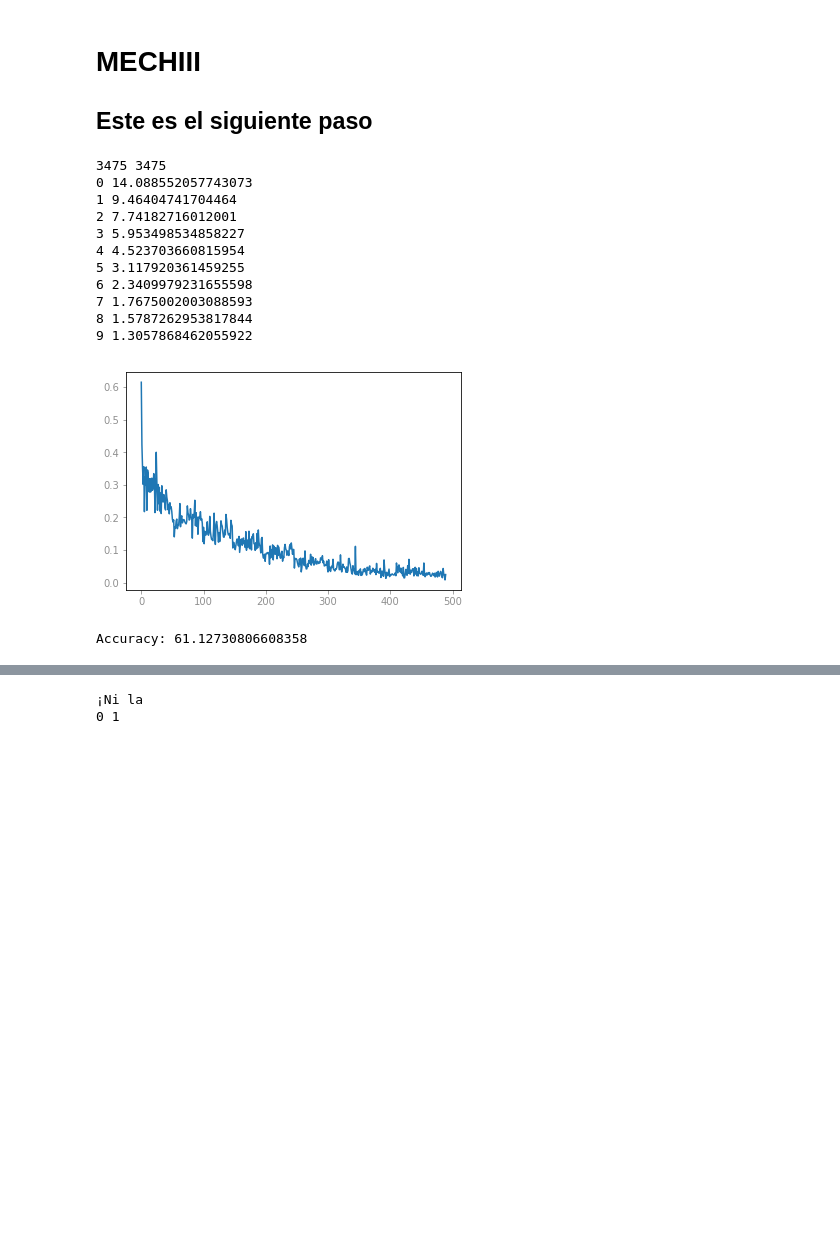
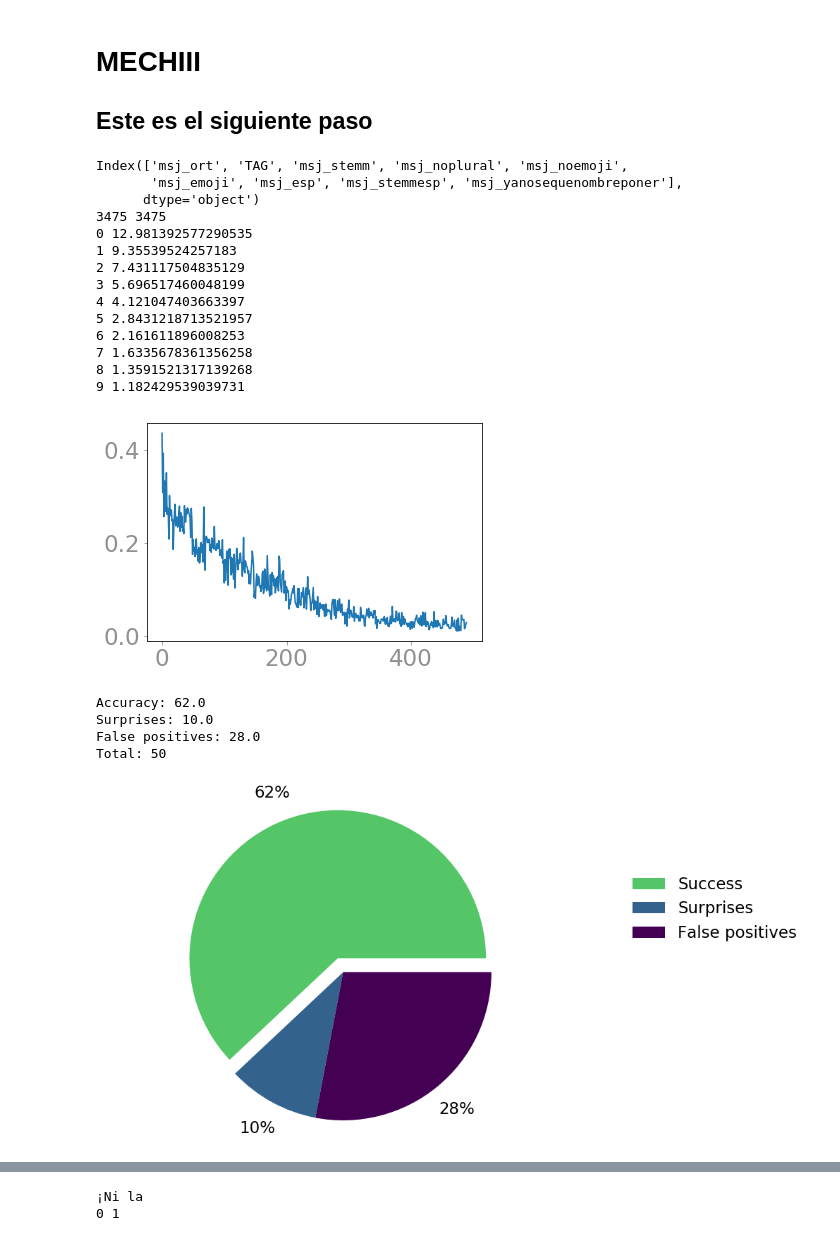
Before and after one commit to agemperador/RELAMPAGO_poster, a Jupyter notebook: redNeuronal/red_bow_twits.ipynb, the cells around one changed output, grey strips where cells are left out. Cells and saved outputs as stored; diff of their text form; code cells hidden in the pictures; blank space fills up the shorter version.

```diff
--- a/redNeuronal/red_bow_twits.ipynb
+++ b/redNeuronal/red_bow_twits.ipynb
@@ -219,7 +219,7 @@ def vocabulary( reviews):
 
 
 data = pd.read_csv('../GEN_DATASET/BaseRed.csv',sep=';')
-
+print(data.columns)
 train = data['msj_stemmesp']#[:int(len(data['msj_stemmesp'])*3/4)]
 tag = data['TAG']#[:int(len(train))]
 
@@ -239,12 +239,11 @@ wl,wd = vocabulary(tr)
 
 seqs = sequence(tr, wd)
 
-
 P = len(tr)
 N = len(wl)
 T = 10
 B = 50
-L = 75      # Review Max. Len.
+L = 200      # Review Max. Len.
 
 #Necesita que la matriz P x L sea long int
 pads = torch.LongTensor( P, L)
@@ -253,6 +252,7 @@ for i in range(P):
     seq = seqs[i][0]
     M = len(seq)
     pads[i] = 0
+    if M == 0: continue
     if M<L:
         pads[i,-M:] = torch.tensor(seq)
     else:
@@ -270,7 +270,6 @@ tst_inputs =   pads[-N//4:]
 tst_target = labels[-N//4:]
 
 ## Esta linea la dejo asi, funciones virtuales...
-from torch.utils.data import TensorDataset, DataLoader
 
 trn_data = TensorDataset( trn_inputs, trn_target)
 tst_data = TensorDataset( tst_inputs, tst_target)
@@ -322,43 +321,89 @@ for t in range(T):
 
     for words, label in trn_load:
 
         optim.zero_grad()
 
         y = model(words)
         loss = lostf(y,label)
 
         loss.backward()
 
         err.append(loss.item())
 
 
         optim.step()
 
         E += loss.item()
 
     print( t, E)
 plt.plot(err)
 plt.show()
 
 model.eval()
 with torch.no_grad():
-    r, t = 0, 0
+    r, t, s, fp = 0, 0, 0, 0
     for words, label in tst_load:
         senti = model(words)
+
+        for prob,lab in zip(senti,label):
+            if prob <0.5 and lab == 1: s+=1
+            if prob >0.5 and lab == 0: fp +=1
+        #print(label[0],senti[0], s, (senti>0.5)==(label==0))
         r += ( (senti>=0.5)==(label==1) ).sum().item()
         t += len(label)
+        break
+
 print( "Accuracy:", 100*r/t)
+print( "Surprises:", 100*s/t)
+print( "False positives:", 100*fp/t)
+print("Total:",t)
+
+
+
+fig, ax = plt.subplots(figsize=(12,9))
+#plt.rcParams['font.sans-serif'] = 'Arial'
+#plt.rcParams['font.family'] = 'sans-serif'
+plt.rcParams['text.color'] = 'black'
+#plt.rcParams['axes.labelcolor']= '#909090'
+plt.rcParams['xtick.color'] = '#909090'
+plt.rcParams['ytick.color'] = '#909090'
+plt.rcParams['font.size']=23
+labels = ['Success',
+         'Surprises',
+         'False positives']
+
+percentages = [r ,s,fp]
+
+color_palette_list = ['#55C667FF', '#33638DFF','#440154FF' , '#0EBFE9',
+                      '#C1F0F6', '#0099CC']
+explode=(0.1,0.,0.)
+ax.pie(percentages, explode=explode,
+       colors=color_palette_list[0:3], autopct='%1.0f%%',
+       shadow=False, startangle=0,
+       pctdistance=1.2,labeldistance=1.4)
+ax.axis('equal')
+#ax.set_title("Elephant in the Valley Survey Respondent Make-up")
+ax.legend(labels[0:3],frameon=False, bbox_to_anchor=(1.5,0.8))
+
+plt.show()
 # %% [output]
+Index(['msj_ort', 'TAG', 'msj_stemm', 'msj_noplural', 'msj_noemoji',
+       'msj_emoji', 'msj_esp', 'msj_stemmesp', 'msj_yanosequenombreponer'],
+      dtype='object')
 3475 3475
-0 14.088552057743073
-1 9.46404741704464
-2 7.74182716012001
-3 5.953498534858227
-4 4.523703660815954
-5 3.117920361459255
-6 2.3409979231655598
-7 1.7675002003088593
-8 1.5787262953817844
-9 1.3057868462055922
+0 12.981392577290535
+1 9.35539524257183
+2 7.431117504835129
+3 5.696517460048199
+4 4.121047403663397
+5 2.8431218713521957
+6 2.161611896008253
+7 1.6335678361356258
+8 1.3591521317139268
+9 1.182429539039731
-[figure, old version]
+[figure, new version]
-Accuracy: 61.12730806608358
+Accuracy: 62.0
+Surprises: 10.0
+False positives: 28.0
+Total: 50
+[figure, added]
```
Also changed, not shown: parts of 1 cell of this notebook, 1 other file.
